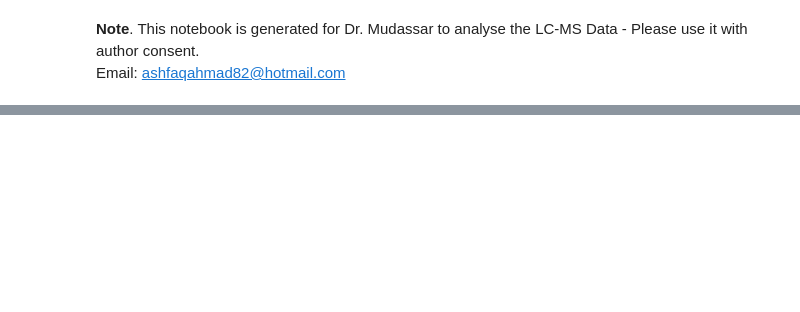
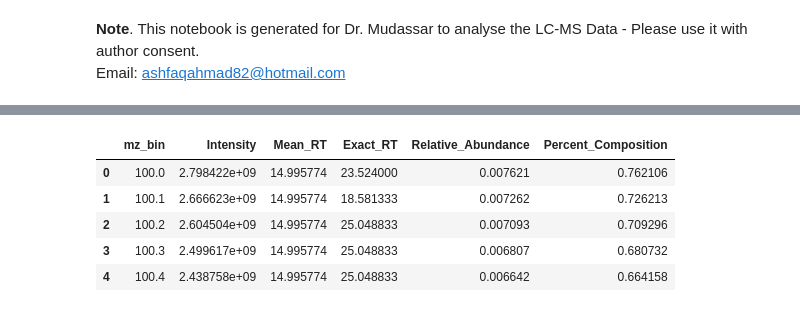
Before and after one commit to Ash100/DiSHaN, a Jupyter notebook: Dr_Mudassar.ipynb, the cells around one changed output, grey strips where cells are left out. Cells and saved outputs as stored; diff of their text form; code cells hidden in the pictures; blank space fills up the shorter version.

```diff
--- a/Dr_Mudassar.ipynb
+++ b/Dr_Mudassar.ipynb
@@ -49,3 +73,58 @@ agg_df.head(10)
+# %%
+from pyteomics import mzxml
+import pandas as pd
+
+filename = "/content/RAR1.mzXML"  # Replace with uploaded filename
+peaks_data = []
+
+with mzxml.read(filename) as reader:
+    for spectrum in reader:
+        if spectrum['msLevel'] == 1:
+            rt = spectrum['retentionTime']
+            # Convert retention time to seconds
+            if isinstance(rt, str) and rt.startswith("PT") and rt.endswith("S"):
+                rt_sec = float(rt[2:-1])
+            else:
+                rt_sec = float(rt)
+
+            mzs = spectrum['m/z array']
+            intensities = spectrum['intensity array']
+
+            for mz, intensity in zip(mzs, intensities):
+                peaks_data.append([rt_sec, mz, intensity])
+
+# Convert to DataFrame
+df = pd.DataFrame(peaks_data, columns=['Retention_Time_s', 'm/z', 'Intensity'])
+
+# Bin by m/z
+mz_bin_width = 0.01
+df['mz_bin'] = (df['m/z'] / mz_bin_width).round() * mz_bin_width
+
+# Calculate mean RT and intensity
+agg_df = df.groupby('mz_bin').agg(
+    Intensity=('Intensity', 'sum'),
+    Mean_RT=('Retention_Time_s', 'mean')
+).reset_index()
+
+# Calculate Exact_RT (retention time at max intensity per m/z bin)
+exact_rt = df.loc[df.groupby('mz_bin')['Intensity'].idxmax(), ['mz_bin','Retention_Time_s']]
+exact_rt = exact_rt.rename(columns={'Retention_Time_s':'Exact_RT'})
+
+# Merge into agg_df
+agg_df = agg_df.merge(exact_rt, on='mz_bin', how='left')
+
+# Calculate relative abundance and percent composition
+agg_df['Relative_Abundance'] = agg_df['Intensity'] / agg_df['Intensity'].sum()
+agg_df['Percent_Composition'] = agg_df['Relative_Abundance'] * 100
+
+agg_df.head()
+# %% [output]
+|  | mz_bin | Intensity | Mean_RT | Exact_RT | Relative_Abundance | Percent_Composition |
+| 0 | 100.0 | 2.798422e+09 | 14.995774 | 23.524000 | 0.007621 | 0.762106 |
+| 1 | 100.1 | 2.666623e+09 | 14.995774 | 18.581333 | 0.007262 | 0.726213 |
+| 2 | 100.2 | 2.604504e+09 | 14.995774 | 25.048833 | 0.007093 | 0.709296 |
+| 3 | 100.3 | 2.499617e+09 | 14.995774 | 25.048833 | 0.006807 | 0.680732 |
+| 4 | 100.4 | 2.438758e+09 | 14.995774 | 25.048833 | 0.006642 | 0.664158 |
 # %%
 # Save the DataFrame to CSV
 agg_df.to_csv('RAR1.csv', index=False)
```
Also changed, not shown: parts of 3 cells of this notebook.
